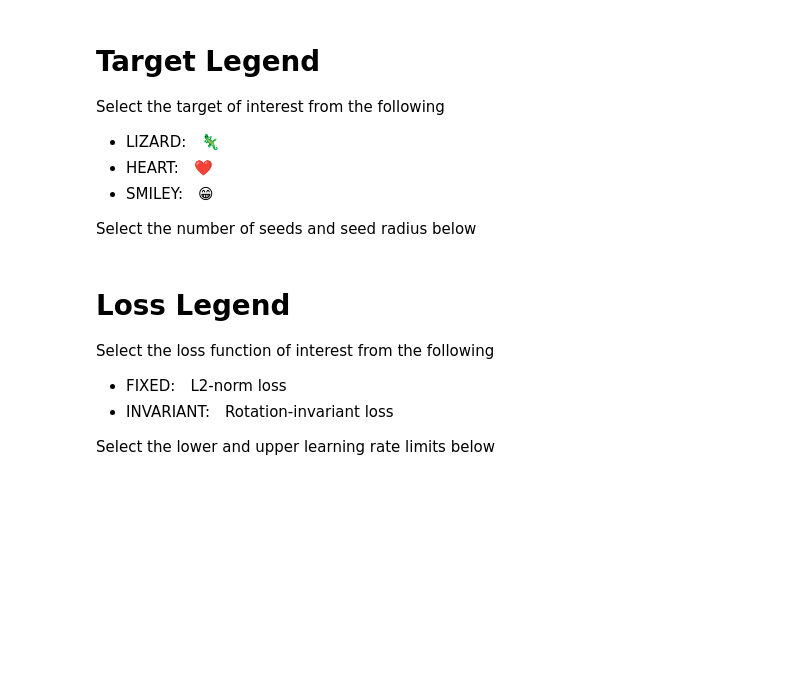
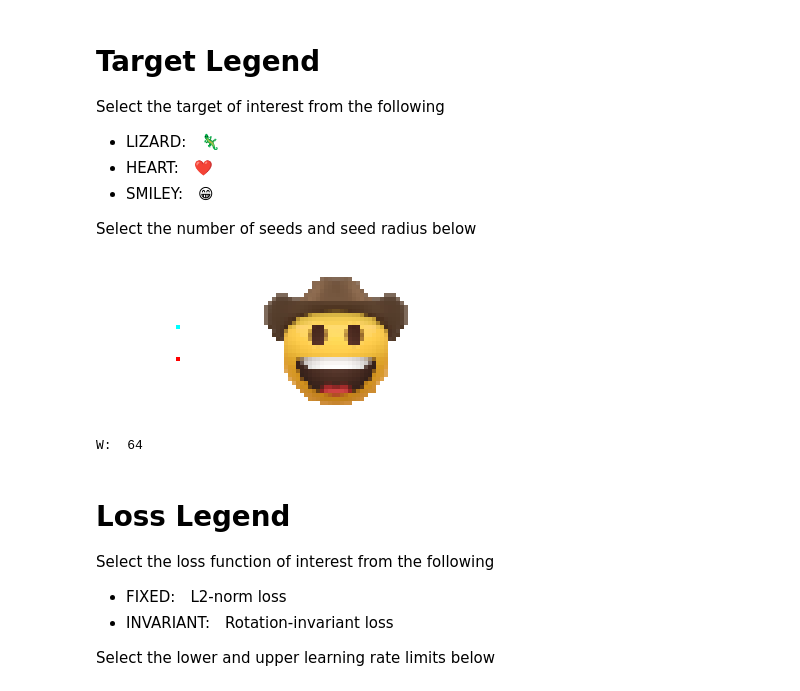
Before and after one commit to mravelo5874/neural-cellular-automata, a Jupyter notebook: 2_blogpost_iso_nca/blogpost_code.ipynb, the cells around one changed output. Drawn from its saved outputs; the diff is of its cells as text; code cells hidden in the pictures; blank space fills up the shorter version.

```diff
--- a/2_blogpost_iso_nca/blogpost_code.ipynb
+++ b/2_blogpost_iso_nca/blogpost_code.ipynb
@@ -219,7 +218,7 @@ Select the model of interest from the following
 # %%
 #@title Model Utilities and Setup {vertical-output:true}
 
-MODEL_TYPE = 'LAPLACIAN'  #@param['LAPLACIAN', 'LAP6', 'GRADNORM', 'STEERABLE', 'GRADIENT']
+MODEL_TYPE = 'STEERABLE'  #@param['LAPLACIAN', 'LAP6', 'GRADNORM', 'STEERABLE', 'GRADIENT']
 UPDATE_RATE = .5
 
 CHN = 16
@@ -374,29 +373,34 @@ Select the number of seeds and seed radius below
 # %%
 #@title Seed and Target Setup {vertical-output:true}
 
 SEED_N = 2  #@param{type:"integer"}
 SEED_R = 4  #@param{type:"integer"}
-TARGET = 'LIZARD'  #@param['LIZARD', 'HEART', 'SMILEY']
+TARGET = 'COWBOY'  #@param['LIZARD', 'HEART', 'SMILEY']
 PADDING = 12
 
-emoji = {
-    'LIZARD':  '🦎',
-    'HEART':  '❤️',
-    'SMILEY': '😁'
-}[TARGET][0]
-code = hex(ord(emoji))[2:].lower()
-url = 'https://github.com/googlefonts/noto-emoji/blob/main/png/128/emoji_u%s.png?raw=true'%code
-target = imread(url, 48)
+# emoji = {
+#     'LIZARD':  '🦎',
+#     'HEART':  '❤️',
+#     'SMILEY': '😁'
+# }[TARGET][0]
+# code = hex(ord(emoji))[2:].lower()
+url = '../_images/cowboy.png' #https://github.com/googlefonts/noto-emoji/blob/main/png/128/emoji_u%s.png?raw=true'%code
+target = imread(url, 40)
 
 # Show lineup
-n_seed = seed(1, 48, SEED_N, SEED_R)[0, :4].permute([1, 2, 0]).cpu()
+n_seed = seed(1, 40, SEED_N, SEED_R)[0, :4].permute([1, 2, 0]).cpu()
 imgs = np.stack([n_seed, target], 0)
 imshow(tile2d(imgs, 2))
 
 # Format target
 target[:, :, :3] *= target[:, :, 3:]
 target = F.pad(torch.tensor(target).permute(2, 0, 1), [*(PADDING,)*4, 0, 0])
 W = target.shape[1]
+
+print ('W: ', W)
+# %% [output]
+[figure, added]
+W:  64
 # %% [markdown]
 # Loss Legend
 
```
Also changed, not shown: parts of 4 cells of this notebook, 45 other files.
